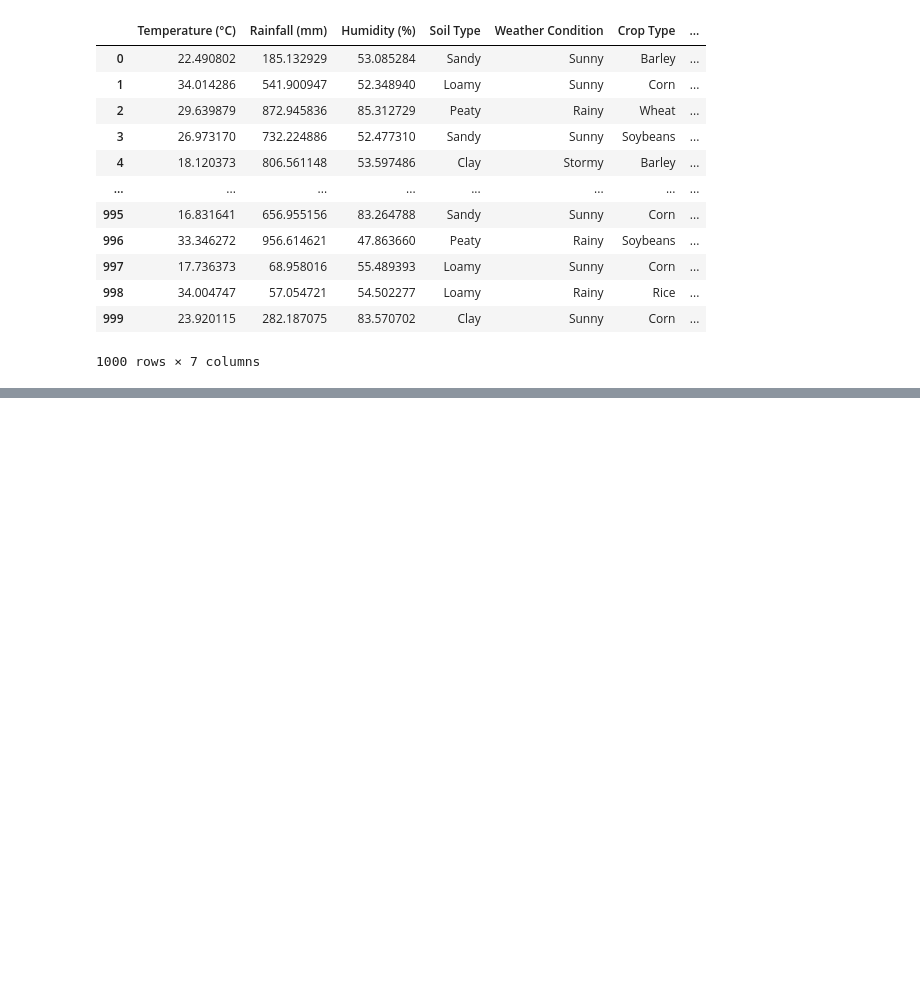
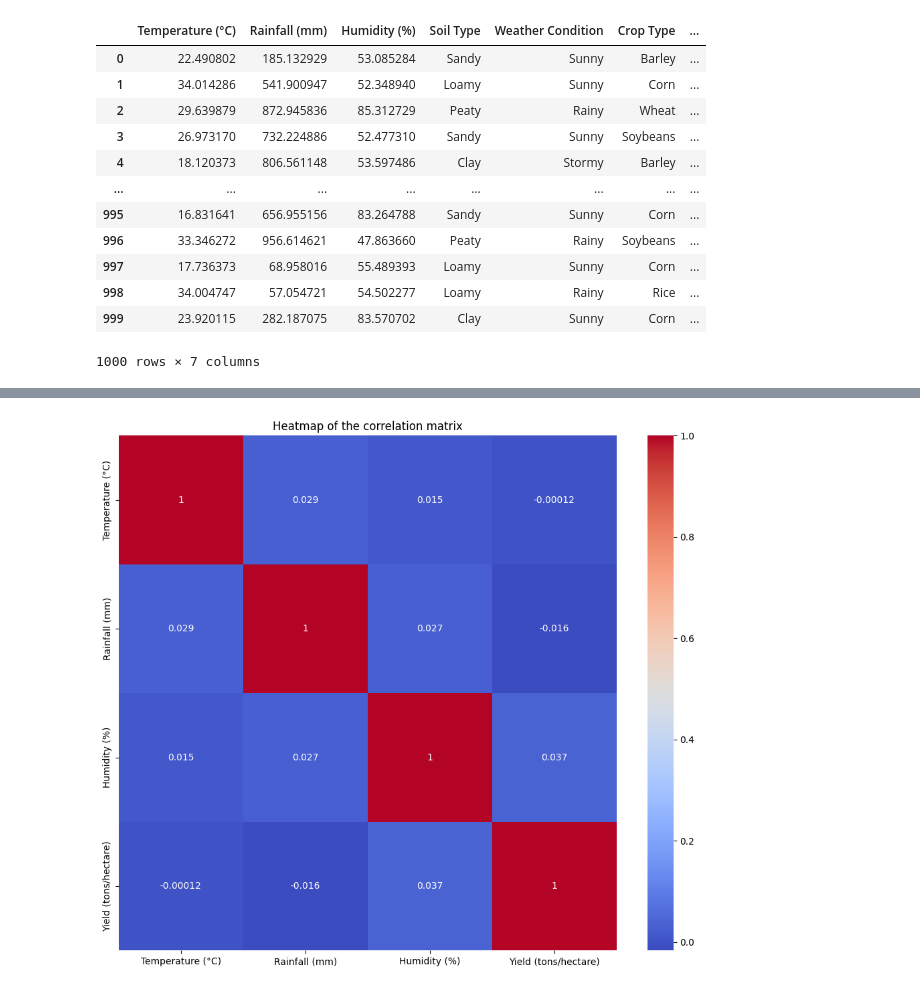
Before and after one commit to aaronGeb/crop_yield_prediction, a Jupyter notebook: notebook/model_prototyping.ipynb, the cells around one changed output, grey strips where cells are left out. Saved outputs shown, nothing was run; the diff lists cells and outputs as text; code cells hidden in the pictures; blank space fills up the shorter version.

```diff
--- a/notebook/model_prototyping.ipynb
+++ b/notebook/model_prototyping.ipynb
@@ -57,0 +115,4 @@ data.standardize_columns_names()
+# %%
+pl.plot_heatmap(data)
+# %% [output]
+[figure, added]
```
Also changed, not shown: parts of 18 cells of this notebook.
